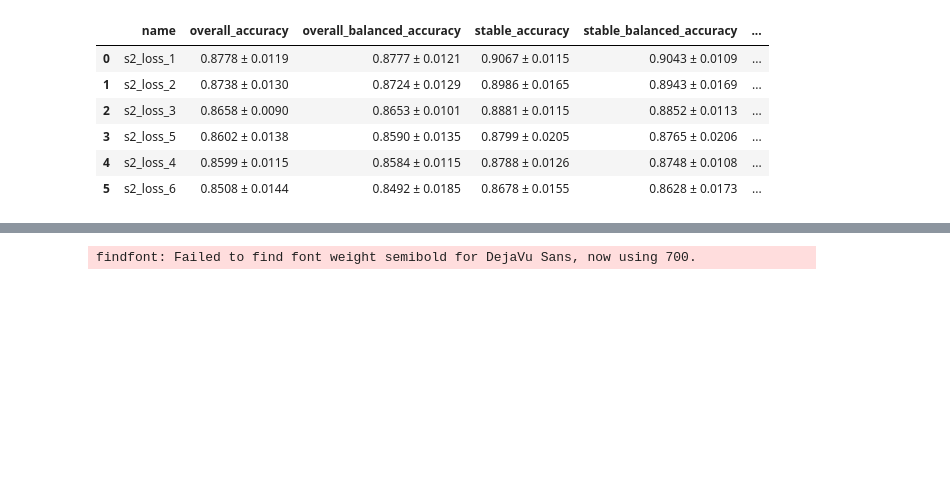
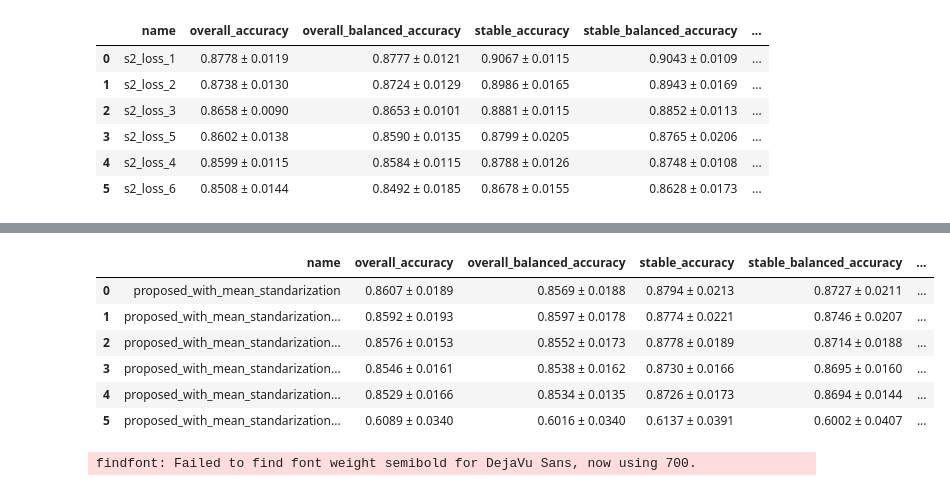
Before and after one commit to bipulsimkhada/AD_progression_visualization, a Jupyter notebook: analysis/loss.ipynb, the cells around one changed output, grey strips where cells are left out. Drawn from its saved outputs; the diff is of its cells as text; code cells hidden in the pictures; blank space fills up the shorter version.

```diff
--- a/analysis/loss.ipynb
+++ b/analysis/loss.ipynb
@@ -40,3 +120,17 @@ df_loss_s2
+# %%
+# Component Abalation
+from experiments.analysis import get_results
+
+df_runs = get_results("../results/cv")
+df_runs
+# %% [output]
+|  | name | overall_accuracy | overall_balanced_accuracy | stable_accuracy | stable_balanced_accuracy | ... |
+| 0 | proposed_with_mean_standarization | 0.8607 ± 0.0189 | 0.8569 ± 0.0188 | 0.8794 ± 0.0213 | 0.8727 ± 0.0211 | ... |
+| 1 | proposed_with_mean_standarization... | 0.8592 ± 0.0193 | 0.8597 ± 0.0178 | 0.8774 ± 0.0221 | 0.8746 ± 0.0207 | ... |
+| 2 | proposed_with_mean_standarization... | 0.8576 ± 0.0153 | 0.8552 ± 0.0173 | 0.8778 ± 0.0189 | 0.8714 ± 0.0188 | ... |
+| 3 | proposed_with_mean_standarization... | 0.8546 ± 0.0161 | 0.8538 ± 0.0162 | 0.8730 ± 0.0166 | 0.8695 ± 0.0160 | ... |
+| 4 | proposed_with_mean_standarization... | 0.8529 ± 0.0166 | 0.8534 ± 0.0135 | 0.8726 ± 0.0173 | 0.8694 ± 0.0144 | ... |
+| 5 | proposed_with_mean_standarization... | 0.6089 ± 0.0340 | 0.6016 ± 0.0340 | 0.6137 ± 0.0391 | 0.6002 ± 0.0407 | ... |
 # %%
 from visualizer.adpg import adpg_visualizer
 
```
Also changed, not shown: parts of 6 cells of this notebook, 5 other files.
